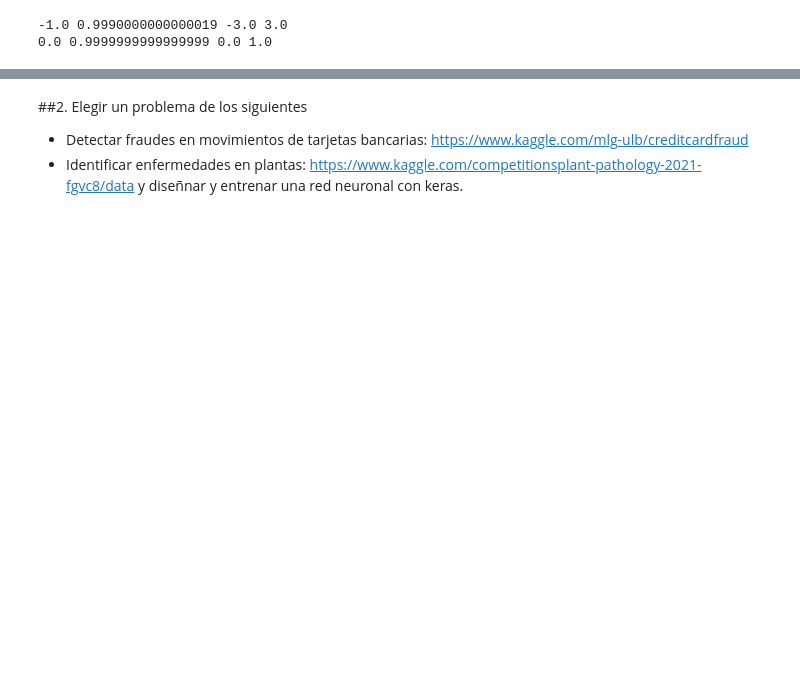
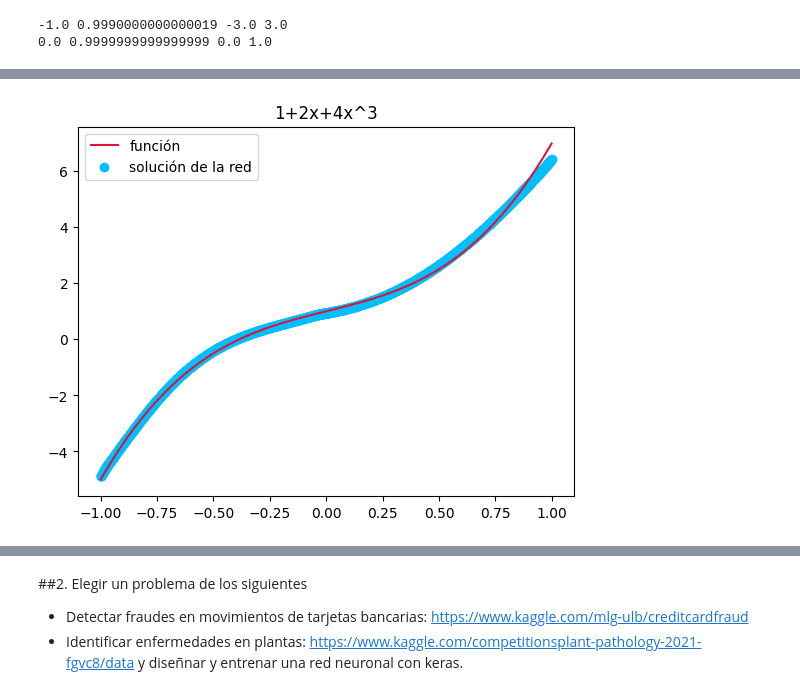
Before and after one commit to KarenLira25/Proyecto-Redes-Neuronales, a Jupyter notebook: Proyecto_Redes_Neuronales.ipynb, the cells around one changed output, grey strips where cells are left out. Saved outputs shown, nothing was run; the diff lists cells and outputs as text; code cells hidden in the pictures; blank space fills up the shorter version.

```diff
--- a/Proyecto_Redes_Neuronales.ipynb
+++ b/Proyecto_Redes_Neuronales.ipynb
@@ -80,0 +104,24 @@ Epoch 50/50
+# %%
+#diseño del modelo de la red neuronal
+modelo = Sequential()
+modelo.add(Dense(512, input_dim=1, activation='relu', kernel_initializer='he_uniform'))
+modelo.add(Dense(512, activation='sigmoid', kernel_initializer='he_uniform'))
+modelo.add(Dense(1))
+
+
+modelo.compile(loss= 'mse', optimizer='adam')               #función de pérdida y algoritmo de optimización
+modelo.fit(x, y, epochs=28, batch_size=20, verbose=1)       #modelo con los datos de entrenamiento
+y1 = modelo.predict(x)                                      #predicciones para los datos de entrada
+
+# transformadas inversas
+x_0 = esc_x.inverse_transform(x)
+y_0 = esc_y.inverse_transform(y)
+y1_0 = esc_y.inverse_transform(y1)
+
+#gráfica
+plt.plot(x_0, y_0, color='crimson', label='función')
+plt.scatter(x_0, y1_0, color='deepskyblue', label='solución de la red')
+plt.title('1+2x+4x^3')
+plt.legend()
+plt.show()
+# %% [output]
@@ -81,2 +145,3 @@ Epoch 50/50
+[figure, added]
 # %%
 x = np.arange(-1, 1, 0.001)
```
Also changed, not shown: parts of 10 cells of this notebook.
